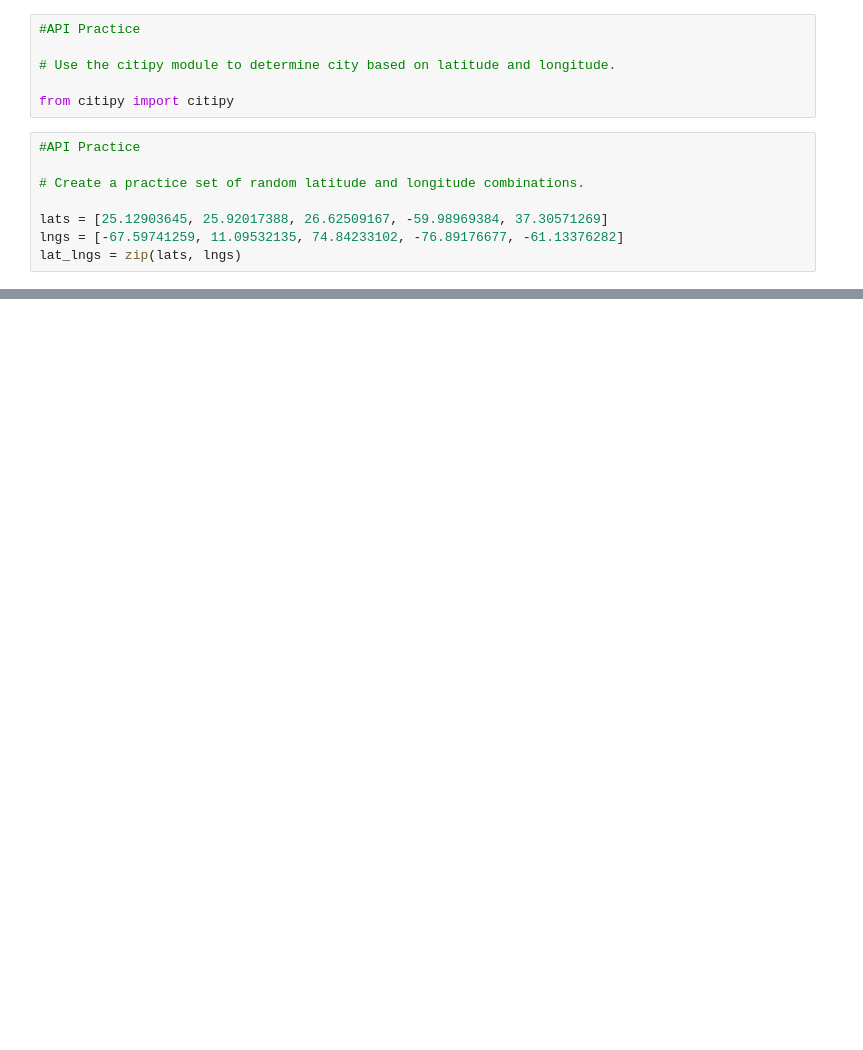
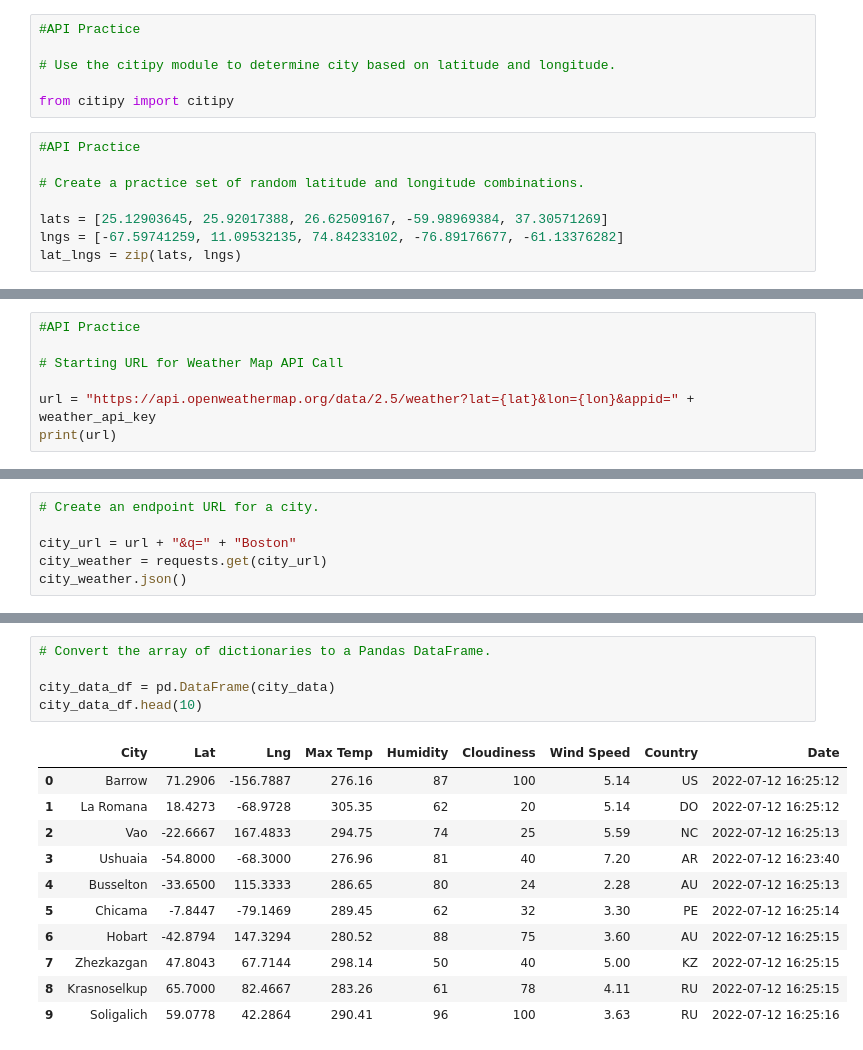
Before and after one commit to rloufoster/World_Weather_Analysis, a Jupyter notebook: WeatherPy.ipynb, the cells around one changed output, grey strips where cells are left out. Cells and saved outputs as stored; diff of their text form; blank space fills up the shorter version.

Commit message:
Modifying .gitignore and adding WeatherPy file and weather_data

```diff
--- a/WeatherPy.ipynb
+++ b/WeatherPy.ipynb
@@ -126,0 +128,7 @@ ModuleNotFoundError: No module named 'config'
+# %%
+#API Practice
+
+# Starting URL for Weather Map API Call
+
+url = "https://api.openweathermap.org/data/2.5/weather?lat={lat}&lon={lon}&appid=" + weather_api_key
+print(url)
@@ -126,0 +226,6 @@ ModuleNotFoundError: No module named 'config'
+# %%
+# Create an endpoint URL for a city.
+
+city_url = url + "&q=" + "Boston"
+city_weather = requests.get(city_url)
+city_weather.json()
@@ -126,0 +394,17 @@ ModuleNotFoundError: No module named 'config'
+# %%
+# Convert the array of dictionaries to a Pandas DataFrame.
+
+city_data_df = pd.DataFrame(city_data)
+city_data_df.head(10)
+# %% [output]
+|  | City | Lat | Lng | Max Temp | Humidity | Cloudiness | Wind Speed | Country | Date |
+| 0 | Barrow | 71.2906 | -156.7887 | 276.16 | 87 | 100 | 5.14 | US | 2022-07-12 16:25:12 |
+| 1 | La Romana | 18.4273 | -68.9728 | 305.35 | 62 | 20 | 5.14 | DO | 2022-07-12 16:25:12 |
+| 2 | Vao | -22.6667 | 167.4833 | 294.75 | 74 | 25 | 5.59 | NC | 2022-07-12 16:25:13 |
+| 3 | Ushuaia | -54.8000 | -68.3000 | 276.96 | 81 | 40 | 7.20 | AR | 2022-07-12 16:23:40 |
+| 4 | Busselton | -33.6500 | 115.3333 | 286.65 | 80 | 24 | 2.28 | AU | 2022-07-12 16:25:13 |
+| 5 | Chicama | -7.8447 | -79.1469 | 289.45 | 62 | 32 | 3.30 | PE | 2022-07-12 16:25:14 |
+| 6 | Hobart | -42.8794 | 147.3294 | 280.52 | 88 | 75 | 3.60 | AU | 2022-07-12 16:25:15 |
+| 7 | Zhezkazgan | 47.8043 | 67.7144 | 298.14 | 50 | 40 | 5.00 | KZ | 2022-07-12 16:25:15 |
+| 8 | Krasnoselkup | 65.7000 | 82.4667 | 283.26 | 61 | 78 | 4.11 | RU | 2022-07-12 16:25:15 |
+| 9 | Soligalich | 59.0778 | 42.2864 | 290.41 | 96 | 100 | 3.63 | RU | 2022-07-12 16:25:16 |
```
Also changed, not shown: parts of 26 cells of this notebook, 2 other files.
